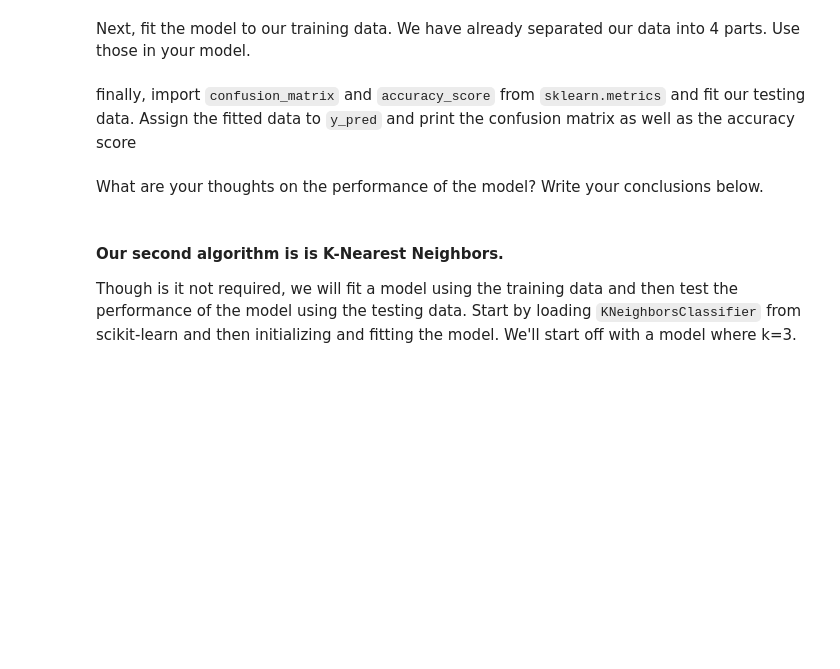
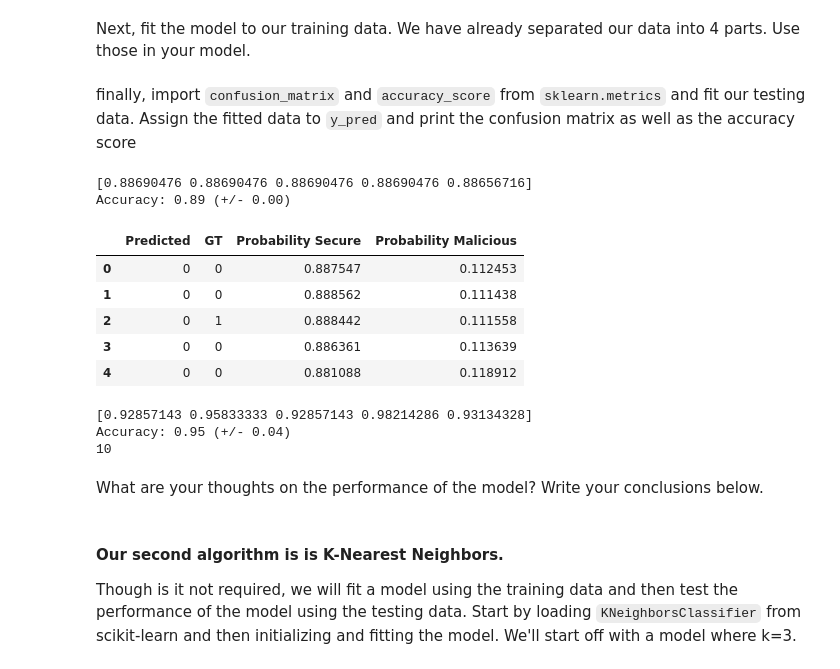
Before and after one commit to isaitu11/data-labs, a Jupyter notebook: module-3/lab-supervised-learning/your-code/main.ipynb, the cells around one changed output. Drawn from its saved outputs; the diff is of its cells as text; code cells hidden in the pictures; blank space fills up the shorter version.

```diff
--- a/module-3/lab-supervised-learning/your-code/main.ipynb
+++ b/module-3/lab-supervised-learning/your-code/main.ipynb
@@ -425,0 +429,18 @@ from sklearn.model_selection import train_test_split
+# %%
+from sklearn.model_selection import train_test_split
+
+# Your code here:
+X = website_dummy[['NUMBER_SPECIAL_CHARACTERS', 'TCP_CONVERSATION_EXCHANGE',
+       'DIST_REMOTE_TCP_PORT', 'REMOTE_IPS', 'APP_BYTES', 'SOURCE_APP_BYTES',
+       'DNS_QUERY_TIMES', 'CHARSET_ISO-8859-1', 'CHARSET_None',
+       'CHARSET_UTF-8', 'CHARSET_iso-8859-1', 'CHARSET_us-ascii',
+       'CHARSET_utf-8', 'CHARSET_windows-1251', 'CHARSET_windows-1252',
+       'SERVER_Microsoft', 'SERVER_Other', 'SERVER_nginx', 'WHOIS_COUNTRY_CA',
+       'WHOIS_COUNTRY_CN', 'WHOIS_COUNTRY_ES', 'WHOIS_COUNTRY_GB',
+       'WHOIS_COUNTRY_IN', 'WHOIS_COUNTRY_JP', 'WHOIS_COUNTRY_None',
+       'WHOIS_COUNTRY_PA', 'WHOIS_COUNTRY_US']]
+y = website_dummy['Type']
+
+X_train, X_test, y_train, y_test = train_test_split(X, y, test_size=0.20)
+
+print(X_train.shape, X_test.shape, y_train.shape, y_test.shape)
@@ -440,3 +461,50 @@ finally, import `confusion_matrix` and `accuracy_score` from `sklearn.metrics` a
+# %%
+from sklearn.model_selection import cross_val_score
+from sklearn import svm
+
+# Your code here:
+
+cls = svm.SVC(gamma='scale',C=1.0,probability=True)  # cambiando C no hay diferencia
+scores = cross_val_score(cls, X, y, cv=5)
+
+print(scores)
+print("Accuracy: %0.2f (+/- %0.2f)" % (scores.mean(), scores.std() * 2))
+# %% [output]
+[0.88690476 0.88690476 0.88690476 0.88690476 0.88656716]
+Accuracy: 0.89 (+/- 0.00)
+# %%
+cls.fit(X_train, y_train)
+
+y_pred = cls.predict(X_test)
+
+df_result = pd.DataFrame(np.array([cls.predict(X_test),y_test]).T)
+df_result = pd.concat([df_result,pd.DataFrame(cls.predict_proba(X_test))], axis=1)
+df_result.columns = ["Predicted","GT","Probability Secure","Probability Malicious"]
+df_result.head()
+# %% [output]
+|  | Predicted | GT | Probability Secure | Probability Malicious |
+| 0 | 0 | 0 | 0.887547 | 0.112453 |
+| 1 | 0 | 0 | 0.888562 | 0.111438 |
+| 2 | 0 | 1 | 0.888442 | 0.111558 |
+| 3 | 0 | 0 | 0.886361 | 0.113639 |
+| 4 | 0 | 0 | 0.881088 | 0.118912 |
+# %%
+from sklearn.ensemble import RandomForestClassifier
+
+cls3 = RandomForestClassifier(n_estimators = 100)
+scores = cross_val_score(cls3, X, y, cv=5)
+print(scores)
+print("Accuracy: %0.2f (+/- %0.2f)" % (scores.mean(), scores.std() * 2))
+
+cls3.fit (X_train, y_train)
+
+y_pred_forest = cls3.predict(X_test)
+
+print (np.sum(np.abs(y_test.astype('int64') - cls3.predict(X_test).astype('int64'))))
+# %% [output]
+[0.92857143 0.95833333 0.92857143 0.98214286 0.93134328]
+Accuracy: 0.95 (+/- 0.04)
+10
 # %% [markdown]
 What are your thoughts on the performance of the model? Write your conclusions below.
 # %%
```
Also changed, not shown: parts of 12 cells of this notebook.
